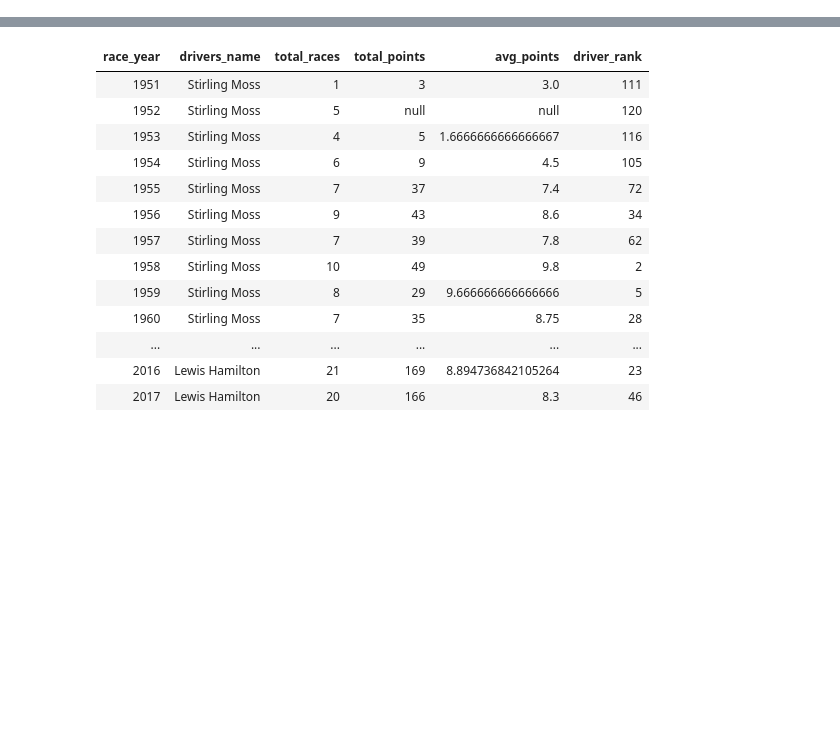
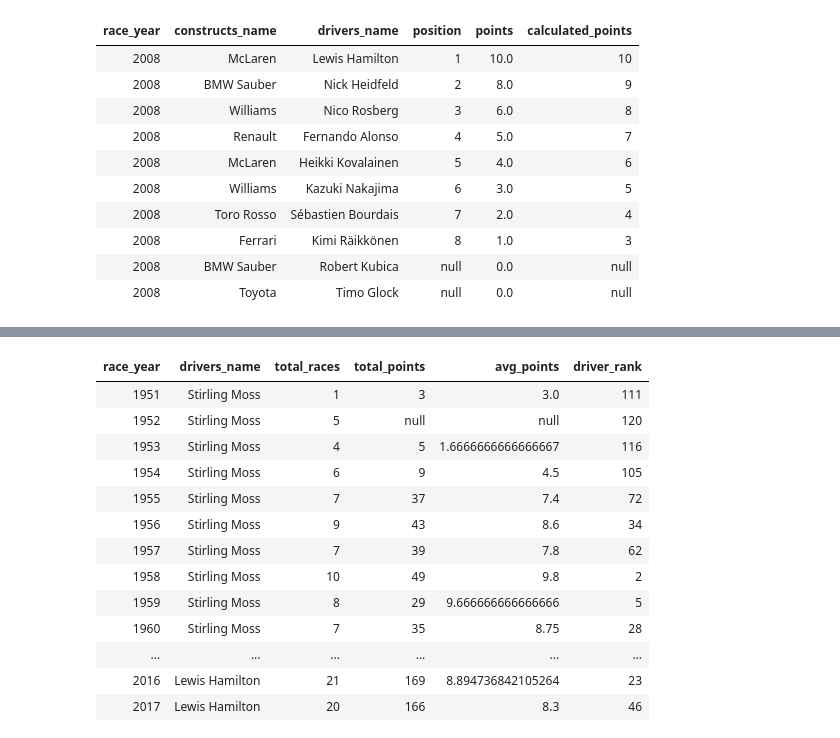
Before and after one commit to gj-goncalvescaldas/Azure, a Jupyter notebook: 1.find_dominant_drivers.ipynb, the cells around one changed output, grey strips where cells are left out. Saved outputs shown, nothing was run; the diff lists cells and outputs as text; code cells hidden in the pictures; blank space fills up the shorter version.

```diff
--- a/1.find_dominant_drivers.ipynb
+++ b/1.find_dominant_drivers.ipynb
@@ -1,3 +3,3 @@
 # %%
-SELECT * FROM f1_presentation.calculated_race_results
+SELECT * FROM f1_presentation.calculated_race_results limit(10)
 # %% [output]
@@ -5,3 +6,14 @@ SELECT * FROM f1_presentation.calculated_race_results
+| race_year | constructs_name | drivers_name | position | points | calculated_points |
+| 2008 | McLaren | Lewis Hamilton | 1 | 10.0 | 10 |
+| 2008 | BMW Sauber | Nick Heidfeld | 2 | 8.0 | 9 |
+| 2008 | Williams | Nico Rosberg | 3 | 6.0 | 8 |
+| 2008 | Renault | Fernando Alonso | 4 | 5.0 | 7 |
+| 2008 | McLaren | Heikki Kovalainen | 5 | 4.0 | 6 |
+| 2008 | Williams | Kazuki Nakajima | 6 | 3.0 | 5 |
+| 2008 | Toro Rosso | Sébastien Bourdais | 7 | 2.0 | 4 |
+| 2008 | Ferrari | Kimi Räikkönen | 8 | 1.0 | 3 |
+| 2008 | BMW Sauber | Robert Kubica | null | 0.0 | null |
+| 2008 | Toyota | Timo Glock | null | 0.0 | null |
 # %%
 CREATE OR REPLACE TEMP VIEW v_dominant_drivers
 AS
```
Also changed, not shown: parts of 3 cells of this notebook, 1 other file.
